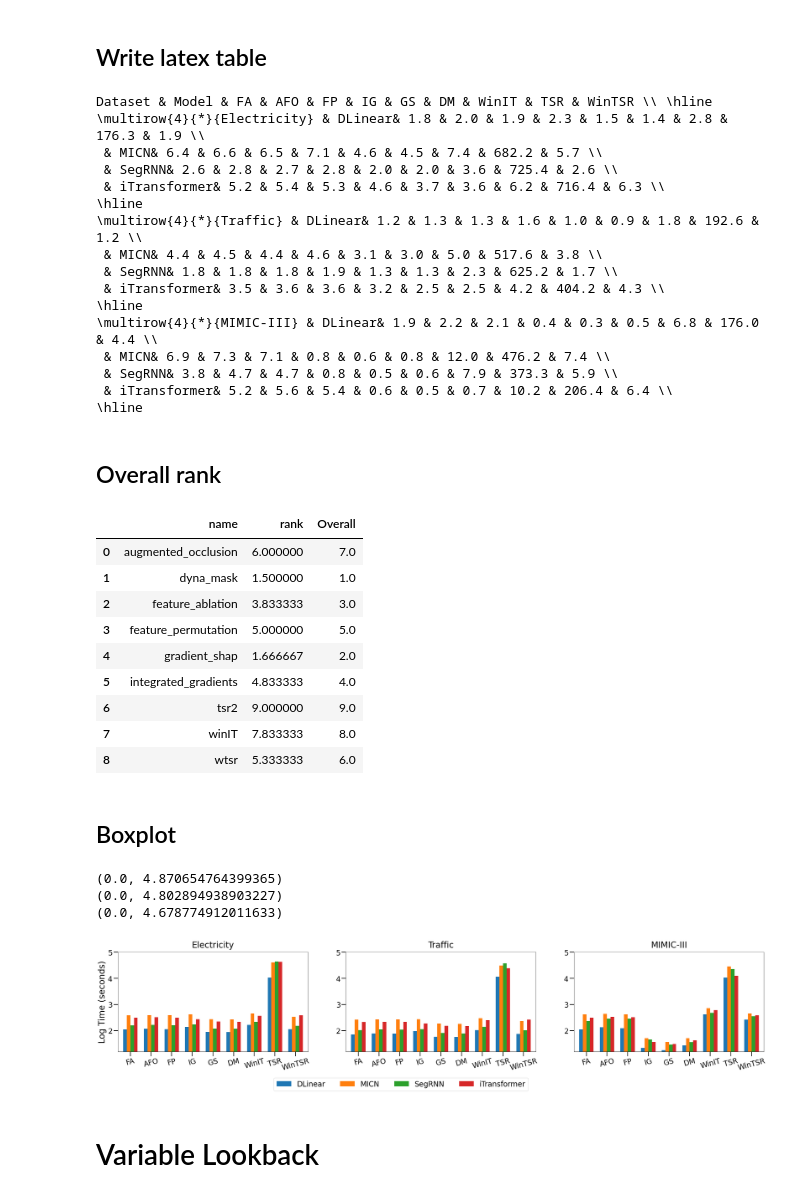
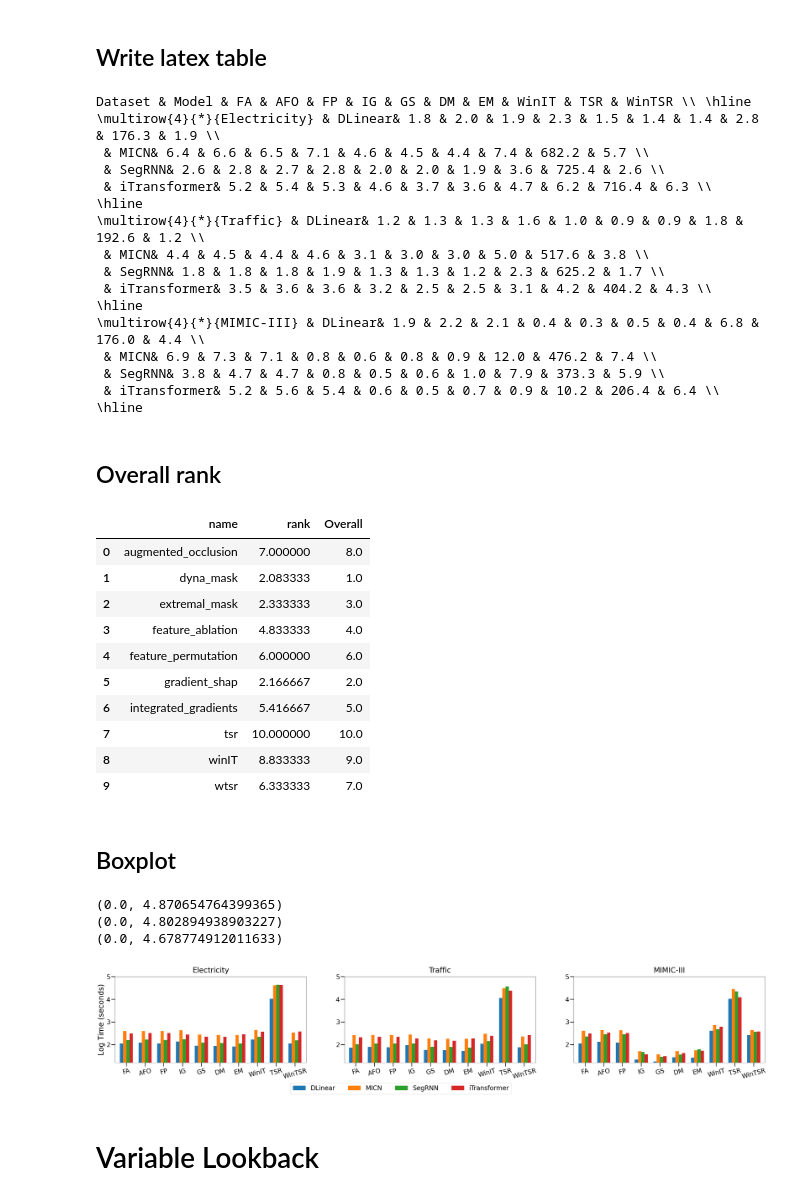
Before and after one commit to UVA-MLSys/SA-Timeseries, a Jupyter notebook: plot_result_stats.ipynb, the cells around one changed output. Cells and saved outputs as stored; diff of their text form; code cells hidden in the pictures.

Commit message:
add new model

```diff
--- a/plot_result_stats.ipynb
+++ b/plot_result_stats.ipynb
@@ -39,6 +39,7 @@ attr_methods = [
     'feature_permutation',
     'integrated_gradients',
     'gradient_shap','dyna_mask',
+    "extremal_mask",
     'winIT', 'tsr', 'wtsr'
 ]
 
@@ -52,7 +53,8 @@ short_form = {
     'wtsr': 'WinTSR',
     'gradient_shap': 'GS',
     'integrated_gradients': 'IG',
-    'dyna_mask': 'DM'
+    'dyna_mask': 'DM',
+    "extremal_mask":"EM",
 }
 NUM_ITERATIONS = 3
 # %% [markdown]
@@ -508,21 +510,21 @@ for dataset in datasets:
         print('\\\\ ')
     print('\\hline')
 # %% [output]
-Dataset & Model & FA & AFO & FP & IG & GS & DM & WinIT & TSR & WinTSR \\ \hline
-\multirow{4}{*}{Electricity} & DLinear& 1.8 & 2.0 & 1.9 & 2.3 & 1.5 & 1.4 & 2.8 & 176.3 & 1.9 \\
- & MICN& 6.4 & 6.6 & 6.5 & 7.1 & 4.6 & 4.5 & 7.4 & 682.2 & 5.7 \\
- & SegRNN& 2.6 & 2.8 & 2.7 & 2.8 & 2.0 & 2.0 & 3.6 & 725.4 & 2.6 \\
- & iTransformer& 5.2 & 5.4 & 5.3 & 4.6 & 3.7 & 3.6 & 6.2 & 716.4 & 6.3 \\
+Dataset & Model & FA & AFO & FP & IG & GS & DM & EM & WinIT & TSR & WinTSR \\ \hline
+\multirow{4}{*}{Electricity} & DLinear& 1.8 & 2.0 & 1.9 & 2.3 & 1.5 & 1.4 & 1.4 & 2.8 & 176.3 & 1.9 \\
+ & MICN& 6.4 & 6.6 & 6.5 & 7.1 & 4.6 & 4.5 & 4.4 & 7.4 & 682.2 & 5.7 \\
+ & SegRNN& 2.6 & 2.8 & 2.7 & 2.8 & 2.0 & 2.0 & 1.9 & 3.6 & 725.4 & 2.6 \\
+ & iTransformer& 5.2 & 5.4 & 5.3 & 4.6 & 3.7 & 3.6 & 4.7 & 6.2 & 716.4 & 6.3 \\
 \hline
-\multirow{4}{*}{Traffic} & DLinear& 1.2 & 1.3 & 1.3 & 1.6 & 1.0 & 0.9 & 1.8 & 192.6 & 1.2 \\
- & MICN& 4.4 & 4.5 & 4.4 & 4.6 & 3.1 & 3.0 & 5.0 & 517.6 & 3.8 \\
- & SegRNN& 1.8 & 1.8 & 1.8 & 1.9 & 1.3 & 1.3 & 2.3 & 625.2 & 1.7 \\
- & iTransformer& 3.5 & 3.6 & 3.6 & 3.2 & 2.5 & 2.5 & 4.2 & 404.2 & 4.3 \\
+\multirow{4}{*}{Traffic} & DLinear& 1.2 & 1.3 & 1.3 & 1.6 & 1.0 & 0.9 & 0.9 & 1.8 & 192.6 & 1.2 \\
+ & MICN& 4.4 & 4.5 & 4.4 & 4.6 & 3.1 & 3.0 & 3.0 & 5.0 & 517.6 & 3.8 \\
+ & SegRNN& 1.8 & 1.8 & 1.8 & 1.9 & 1.3 & 1.3 & 1.2 & 2.3 & 625.2 & 1.7 \\
+ & iTransformer& 3.5 & 3.6 & 3.6 & 3.2 & 2.5 & 2.5 & 3.1 & 4.2 & 404.2 & 4.3 \\
 \hline
-\multirow{4}{*}{MIMIC-III} & DLinear& 1.9 & 2.2 & 2.1 & 0.4 & 0.3 & 0.5 & 6.8 & 176.0 & 4.4 \\
- & MICN& 6.9 & 7.3 & 7.1 & 0.8 & 0.6 & 0.8 & 12.0 & 476.2 & 7.4 \\
- & SegRNN& 3.8 & 4.7 & 4.7 & 0.8 & 0.5 & 0.6 & 7.9 & 373.3 & 5.9 \\
- & iTransformer& 5.2 & 5.6 & 5.4 & 0.6 & 0.5 & 0.7 & 10.2 & 206.4 & 6.4 \\
+\multirow{4}{*}{MIMIC-III} & DLinear& 1.9 & 2.2 & 2.1 & 0.4 & 0.3 & 0.5 & 0.4 & 6.8 & 176.0 & 4.4 \\
+ & MICN& 6.9 & 7.3 & 7.1 & 0.8 & 0.6 & 0.8 & 0.9 & 12.0 & 476.2 & 7.4 \\
+ & SegRNN& 3.8 & 4.7 & 4.7 & 0.8 & 0.5 & 0.6 & 1.0 & 7.9 & 373.3 & 5.9 \\
+ & iTransformer& 5.2 & 5.6 & 5.4 & 0.6 & 0.5 & 0.7 & 0.9 & 10.2 & 206.4 & 6.4 \\
 \hline
 # %% [markdown]
 ## Overall rank
@@ -533,15 +535,16 @@ time_ranks['Overall'] = time_ranks['rank'].rank()
 time_ranks
 # %% [output]
 |  | name | rank | Overall |
-| 0 | augmented_occlusion | 6.000000 | 7.0 |
-| 1 | dyna_mask | 1.500000 | 1.0 |
-| 2 | feature_ablation | 3.833333 | 3.0 |
-| 3 | feature_permutation | 5.000000 | 5.0 |
-| 4 | gradient_shap | 1.666667 | 2.0 |
-| 5 | integrated_gradients | 4.833333 | 4.0 |
-| 6 | tsr2 | 9.000000 | 9.0 |
-| 7 | winIT | 7.833333 | 8.0 |
-| 8 | wtsr | 5.333333 | 6.0 |
+| 0 | augmented_occlusion | 7.000000 | 8.0 |
+| 1 | dyna_mask | 2.083333 | 1.0 |
+| 2 | extremal_mask | 2.333333 | 3.0 |
+| 3 | feature_ablation | 4.833333 | 4.0 |
+| 4 | feature_permutation | 6.000000 | 6.0 |
+| 5 | gradient_shap | 2.166667 | 2.0 |
+| 6 | integrated_gradients | 5.416667 | 5.0 |
+| 7 | tsr | 10.000000 | 10.0 |
+| 8 | winIT | 8.833333 | 9.0 |
+| 9 | wtsr | 6.333333 | 7.0 |
 # %% [markdown]
 ## Boxplot
 # %%
@@ -572,38 +575,38 @@ time_ranks
 # %%
 df = time_efficiency.groupby(['dataset', 'model', 'name'])['minutes'].mean().reset_index()
 # %%
-fig, axes = plt.subplots(1, len(datasets), figsize=(38, 6),)
+fig, axes = plt.subplots(1, len(datasets), figsize=(44, 6),)
 for i, dataset in enumerate(datasets):
     temp = df[df['dataset']==dataset].copy()
     temp['name'] = temp['name'].apply(lambda x: short_form[x])
     temp['minutes'] *= 60
     temp['minutes'] = temp['minutes'].apply(np.log10)
     temp = temp.pivot(index='name', columns='model', values='minutes')
 
     # order the names
     temp = temp.loc[[short_form[name] for name in attr_methods]]
 
     if i == 0:
         temp.plot.bar(rot=15, legend=False, ylabel='Log Time (seconds)', xlabel='', ax=axes[i], width=0.7)
     else:
         temp.plot.bar(rot=15, legend=False, ylabel='', xlabel='', ax=axes[i], width=0.7)
     axes[i].set_title(dataset_full_form[dataset])
 
     print(axes[i].get_ylim())
 
     axes[i].set_ylim(1.2, 5)
     ax.xaxis.set_major_locator(MultipleLocator(base=1))
 
     # axes[i].grid()
     if i == len(axes) // 2:
-        axes[i].legend(loc='center left', bbox_to_anchor=(-.4, -0.33), ncol=4)
+        axes[i].legend(loc='center left', bbox_to_anchor=(-.3, -0.3), ncol=4)
 
 plt.savefig(f'results/time efficiency.jpg', dpi=100, bbox_inches="tight")
 # %% [output]
 (0.0, 4.870654764399365)
 (0.0, 4.802894938903227)
 (0.0, 4.678774912011633)
-[figure, old version]
+[figure, new version]
 # %% [markdown]
 # Variable Lookback
 # %%
```
Also changed, not shown: parts of 5 cells of this notebook, 12 other files.
